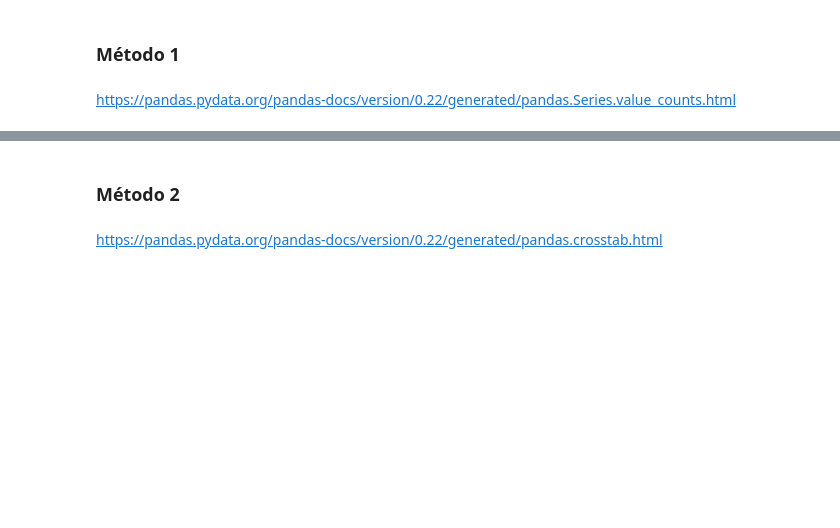
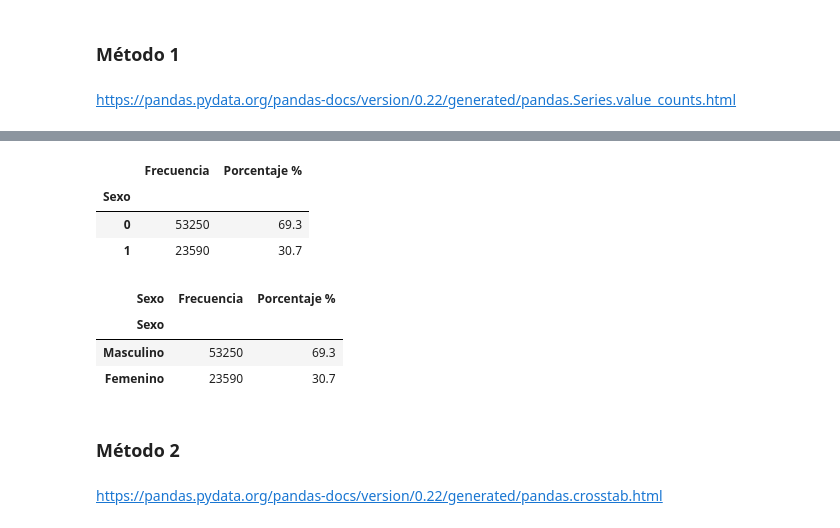
Before and after one commit to Ivan8Garcia/data-science, a Jupyter notebook: Curso_de_Estadística_con_Python_1.ipynb, the cells around one changed output, grey strips where cells are left out. Saved outputs shown, nothing was run; the diff lists cells and outputs as text; code cells hidden in the pictures; blank space fills up the shorter version.

```diff
--- a/Curso_de_Estadística_con_Python_1.ipynb
+++ b/Curso_de_Estadística_con_Python_1.ipynb
@@ -226,0 +244,3 @@ https://pandas.pydata.org/pandas-docs/version/0.22/generated/pandas.Series.value
+# %%
+frecuencia_sexo= datos.Sexo.value_counts()
+frecuencia_sexo
@@ -226,0 +253,3 @@ https://pandas.pydata.org/pandas-docs/version/0.22/generated/pandas.Series.value
+# %%
+porcentaje_sexo = datos.Sexo.value_counts(normalize=True).round(4)*100
+porcentaje_sexo
@@ -226,0 +262,10 @@ https://pandas.pydata.org/pandas-docs/version/0.22/generated/pandas.Series.value
+# %%
+# creamos un df llamado "dist_frec_cualitativa" para poder llamar las columnas que queremos en especifico
+dist_frec_cualitativa= pd.DataFrame({"Frecuencia": frecuencia_sexo, "Porcentaje %": porcentaje_sexo})
+# %%
+dist_frec_cualitativa
+# %% [output]
+|  | Frecuencia | Porcentaje % |
+| Sexo |  |  |
+| 0 | 53250 | 69.3 |
+| 1 | 23590 | 30.7 |
@@ -227,3 +275,12 @@ https://pandas.pydata.org/pandas-docs/version/0.22/generated/pandas.Series.value
+# %%
+# renombramos el eje sexo y su vez sustituimos el 0 y el 1
+dist_frec_cualitativa.rename_axis("Sexo", axis="columns", inplace=True)
+dist_frec_cualitativa
+# %% [output]
+| Sexo | Frecuencia | Porcentaje % |
+| Sexo |  |  |
+| Masculino | 53250 | 69.3 |
+| Femenino | 23590 | 30.7 |
 # %% [markdown]
 ### Método 2
 # %% [markdown]
```
Also changed, not shown: parts of 8 cells of this notebook.
